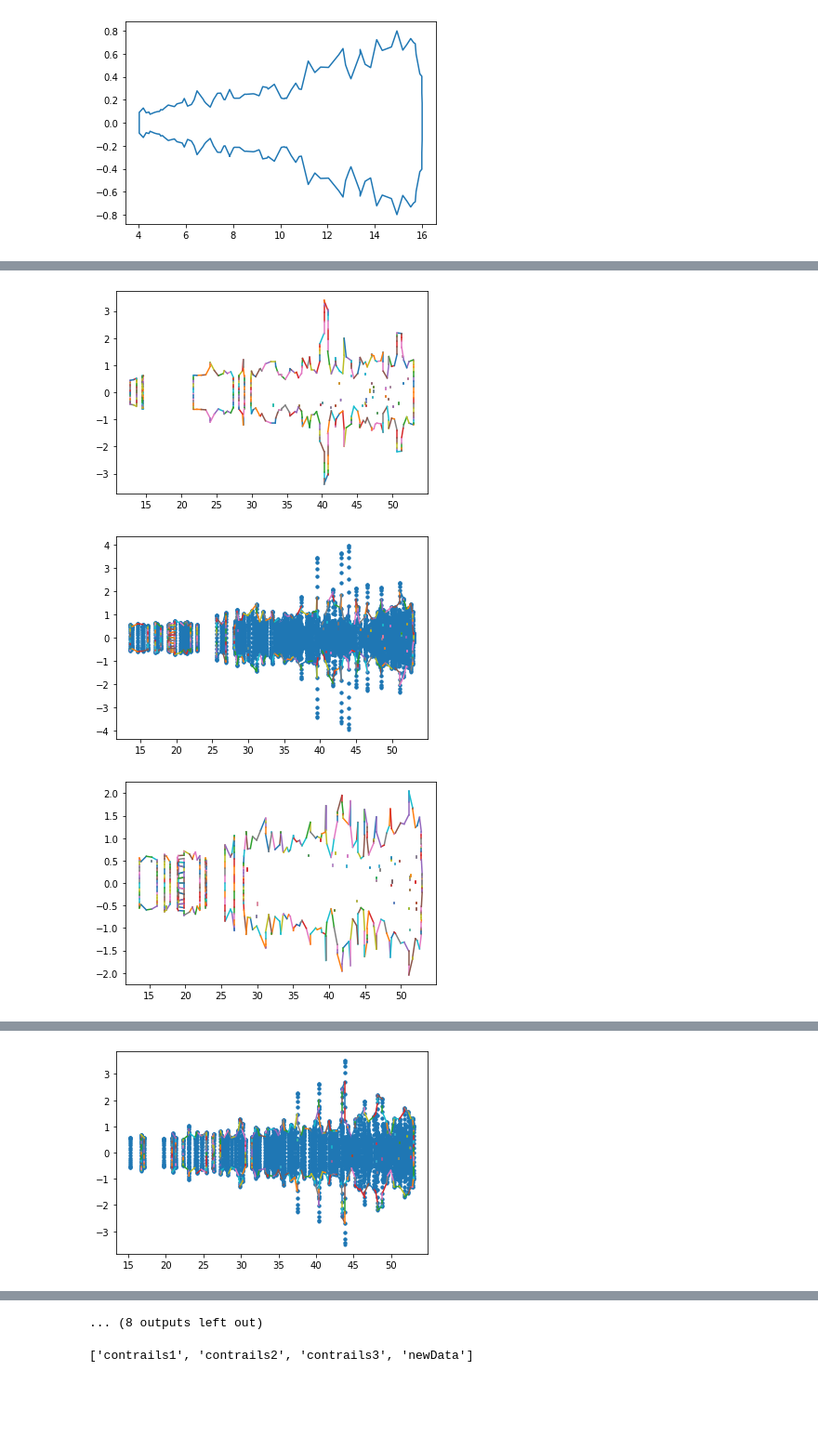
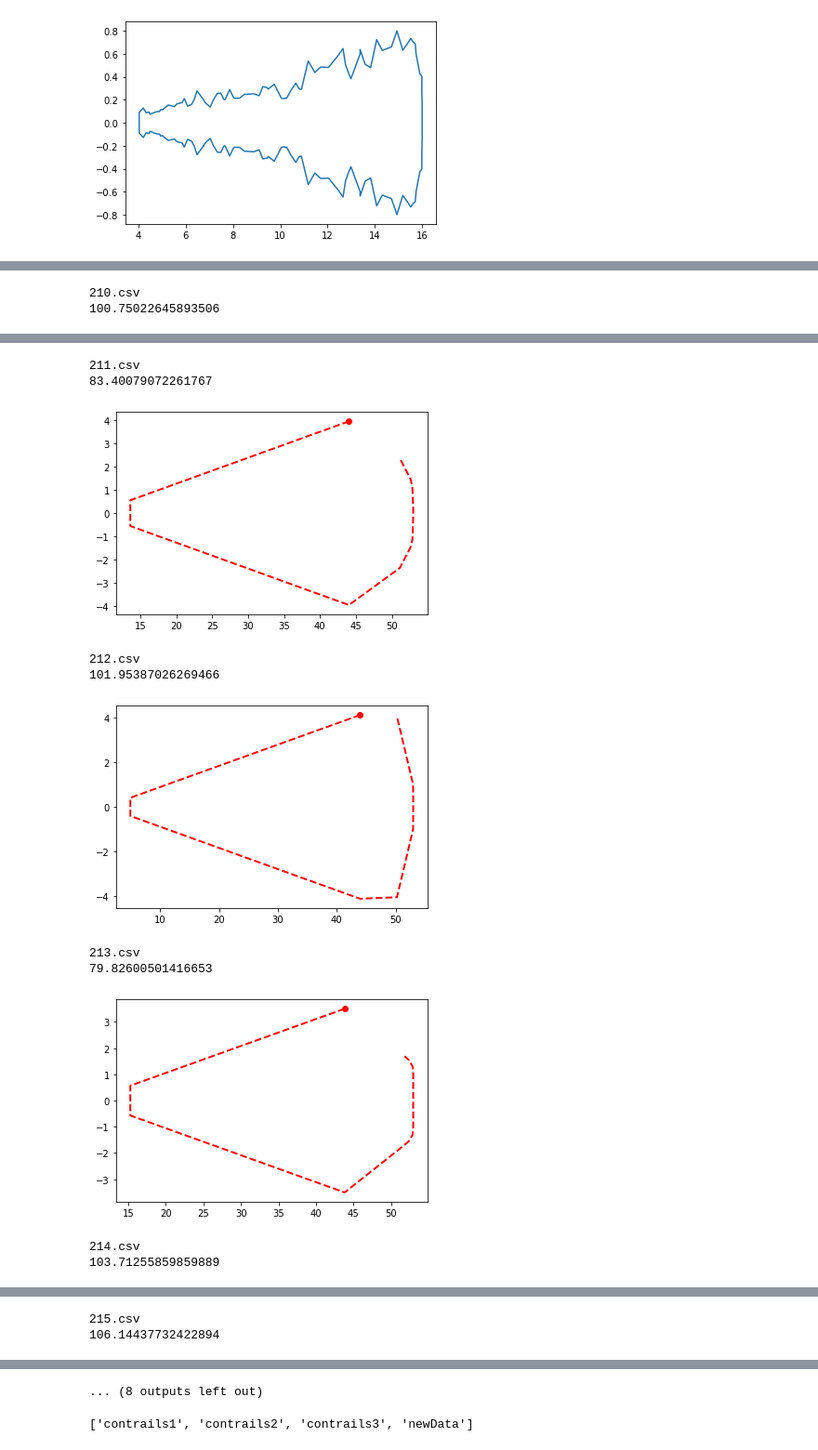
Before and after one commit to nafiul-nipu/Contrails-Python, a Jupyter notebook: contrails shape calc/contrails_shape_calc.ipynb, the cells around one changed output, grey strips where cells are left out. Shown at 93% size. Cells and saved outputs as stored; diff of their text form; code cells hidden in the pictures; blank space fills up the shorter version.

Commit message:
started working on shape clustering

```diff
--- a/contrails shape calc/contrails_shape_calc.ipynb
+++ b/contrails shape calc/contrails_shape_calc.ipynb
@@ -157,8 +159,8 @@ for folder in folders:
             shapeData.append(bound)
 
 
-        with open('data/output/{}/{}.json'.format(folder, name), 'w') as outfile:
-            json.dump(shapeData, outfile)
-        print("extracted {}".format(file))
+#         with open('data/output/{}/{}.json'.format(folder, name), 'w') as outfile:
+#             json.dump(shapeData, outfile)
+#         print("extracted {}".format(file))
 # %% [output]
 0.1
@@ -260,3 +261,13 @@ plt.plot(X,Y)
 plt.show()
 # %% [output]
 [figure]
+# %%
+# rng = np.random.default_rng()
+# points = rng.random((30, 2))   # 30 random points in 2-D
+# hull = ConvexHull(points)
+points
+hull = ConvexHull(points)
+print(hull.area)
+plt.plot(points[hull.vertices,0], points[hull.vertices,1], 'r--', lw=2)
+plt.plot(points[hull.vertices[0],0], points[hull.vertices[0],1], 'ro')
+plt.show()
@@ -277,28 +299,39 @@ for folder in folders:
         points = np.vstack([x[inside], y[inside]]).T
         # print(points)
 
-        # Computing the alpha shape
-        edges = alpha_shape(points, alpha=0.4, only_outer=True)
 
-        # Plotting the output
-        plt.figure()
-        plt.plot(points[:, 0], points[:, 1], '.')
-        # plt.ylim([-1, 1])
-        for i, j in edges:
-        #     print(i, j, points[[i, j], 0], points[[i, j], 1])
-
-            plt.plot(points[[i, j], 0], points[[i, j], 1])
+        print(file)
+        hull = ConvexHull(points)
+        print(hull.area)
+        plt.plot(points[hull.vertices,0], points[hull.vertices,1], 'r--', lw=2)
+        plt.plot(points[hull.vertices[0],0], points[hull.vertices[0],1], 'ro')
+        plt.show()
 
 
-        plt.show()
+#         # Computing the alpha shape
+#         edges = alpha_shape(points, alpha=0.4, only_outer=True)
 
-        plt.figure()
+#         # Plotting the output
+#         plt.figure()
+#         plt.plot(points[:, 0], points[:, 1], '.')
+#         # plt.ylim([-1, 1])
+#         for i, j in edges:
+#         #     print(i, j, points[[i, j], 0], points[[i, j], 1])
 
-        for i, j in edges:
-        #     print(i, j, points[[i, j], 0], points[[i, j], 1])
-
-            plt.plot(points[[i, j], 0], points[[i, j], 1])
+#             plt.plot(points[[i, j], 0], points[[i, j], 1])
 
 
-        plt.show()
+#         plt.show()
+
+#         plt.figure()
+
+#         for i, j in edges:
+#         #     print(i, j, points[[i, j], 0], points[[i, j], 1])
+
+#             plt.plot(points[[i, j], 0], points[[i, j], 1])
+
+
+#         plt.show()
 # %% [output]
+210.csv
+100.75022645893506
@@ -306,3 +339,11 @@ for folder in folders:
+211.csv
+83.40079072261767
-[figure, old version]
+[figure, new version]
+212.csv
+101.95387026269466
-[figure, old version]
+[figure, new version]
+213.csv
+79.82600501416653
-[figure, old version]
+[figure, new version]
+214.csv
+103.71255859859889
@@ -309,0 +351,2 @@ for folder in folders:
+215.csv
+106.14437732422894
@@ -311 +353,0 @@ for folder in folders:
-[figure, removed]
@@ -317,4 +354,4 @@ for folder in folders:
-... (8 outputs left out)
+... (8 outputs left out)
 # %%
 folders = [f for f in listdir("data/input/")]
 folders
```
Also changed, not shown: parts of 7 cells of this notebook, 1 other file.
